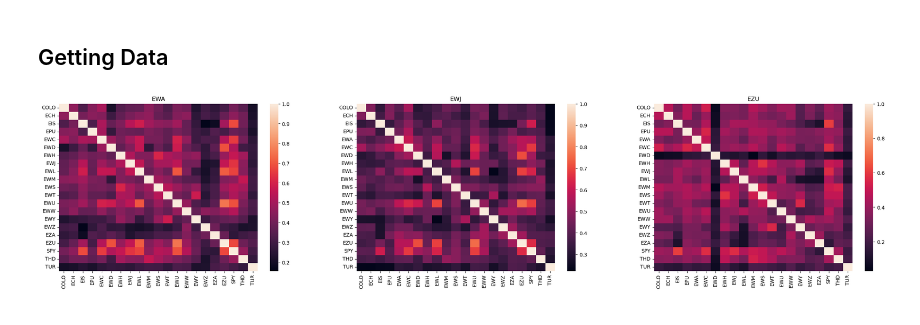
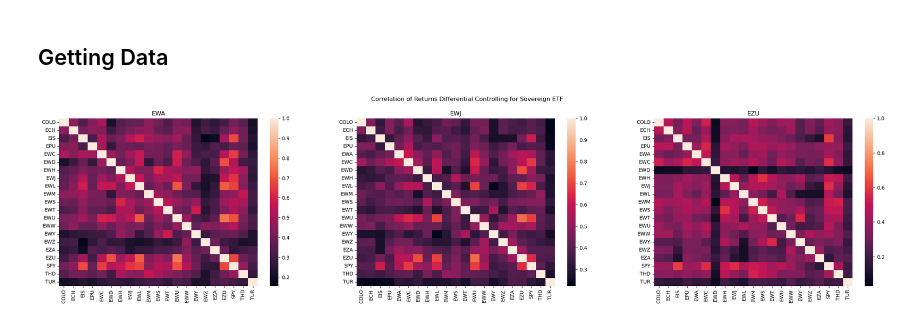
Before and after one commit to diegodalvarez/FXEquitySpillover, a Jupyter notebook: MiscallaneousResearch/GlobalEquityDifferences.ipynb, the cells around one changed output. Drawn from its saved outputs; the diff is of its cells as text; code cells hidden in the pictures.

```diff
--- a/MiscallaneousResearch/GlobalEquityDifferences.ipynb
+++ b/MiscallaneousResearch/GlobalEquityDifferences.ipynb
@@ -16,8 +19,9 @@ path        = r"A:\GitHub\FXEquitySpillover\data\PrepData\FXVolTargetedReturns.p
 tickers     = ["EC", "JY", "AD"]
 tmp_tickers = ["{}1 Curncy".format(ticker) for ticker in tickers]
 
-df_fx = (pd
-    .read_parquet(path = path, engine = "pyarrow")
+df_raw_fx = pd.read_parquet(path = path, engine = "pyarrow")
+
+df_fx = (df_raw_fx
     .loc[lambda x: x.vol_target == "perfect"]
     .loc[lambda x: x.security.isin(tmp_tickers)])
 # %%
@@ -85,22 +89,23 @@ df_spread = pd.concat(df_lists)
 # %%
 tickers   = df_spread.sov_etf.drop_duplicates().sort_values().to_list()
 fig, axes = plt.subplots(ncols = len(tickers), figsize = (30,6))
 
 for ticker, ax in zip(tickers, axes.flatten()):
 
     df_corr = (df_spread
         .loc[lambda x: x.sov_etf == ticker]
         .pivot(index = "date", columns = "for_etf", values = "spread_rtn")
         .corr())
 
     sns.heatmap(
         ax    = ax,
         data  = df_corr)
 
     ax.set_xlabel("")
     ax.set_ylabel("")
     ax.set_title(ticker)
 
-fig.suptitle("Correlation of Returns Differential Controlling for S")
+fig.suptitle("Correlation of Returns Differential Controlling for Sovereign ETF")
+plt.show()
 # %% [output]
-[figure, old version]
+[figure, new version]
```
Also changed, not shown: parts of 6 cells of this notebook, 3 other files.
